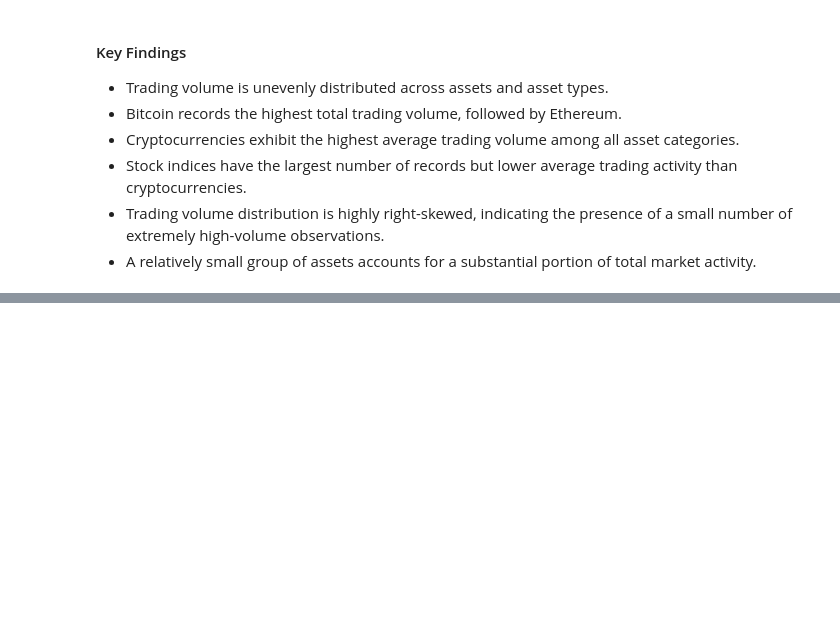
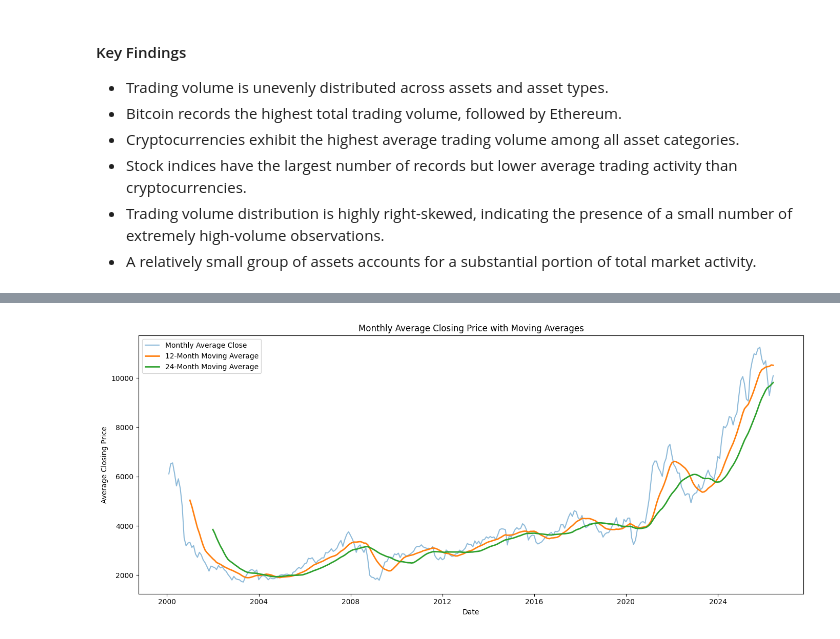
Before and after one commit to sagnik5549/Market_Analysis_2000_Present, a Jupyter notebook: Notebooks/03_Exploratory_Data_Analysis.ipynb, the cells around one changed output, grey strips where cells are left out. Saved outputs shown, nothing was run; the diff lists cells and outputs as text; code cells hidden in the pictures; blank space fills up the shorter version.

Commit message:
Worked on Time Series and Rolling trend

```diff
--- a/Notebooks/03_Exploratory_Data_Analysis.ipynb
+++ b/Notebooks/03_Exploratory_Data_Analysis.ipynb
@@ -350,0 +423,8 @@ The trading volume analysis reveals significant differences in market activity a
+# %%
+monthly_df = (
+    df.groupby(pd.Grouper(key="date", freq="ME"))["close"]
+      .mean()
+      .reset_index()
+)
+
+monthly_df.head()
@@ -350,0 +438,46 @@ The trading volume analysis reveals significant differences in market activity a
+# %%
+monthly_df["MA_12"] = (
+    monthly_df["close"]
+      .rolling(window=12)
+      .mean()
+)
+
+monthly_df["MA_24"] = (
+    monthly_df["close"]
+      .rolling(window=24)
+      .mean()
+)
+# %%
+plt.figure(figsize=(14,6))
+
+plt.plot(
+    monthly_df["date"],
+    monthly_df["close"],
+    label="Monthly Average Close",
+    alpha=0.5
+)
+
+plt.plot(
+    monthly_df["date"],
+    monthly_df["MA_12"],
+    label="12-Month Moving Average",
+    linewidth=2
+)
+
+plt.plot(
+    monthly_df["date"],
+    monthly_df["MA_24"],
+    label="24-Month Moving Average",
+    linewidth=2
+)
+
+plt.title("Monthly Average Closing Price with Moving Averages")
+plt.xlabel("Date")
+plt.ylabel("Average Closing Price")
+
+plt.legend()
+
+plt.tight_layout()
+plt.show()
+# %% [output]
+[figure, added]
```
Also changed, not shown: parts of 8 cells of this notebook.
